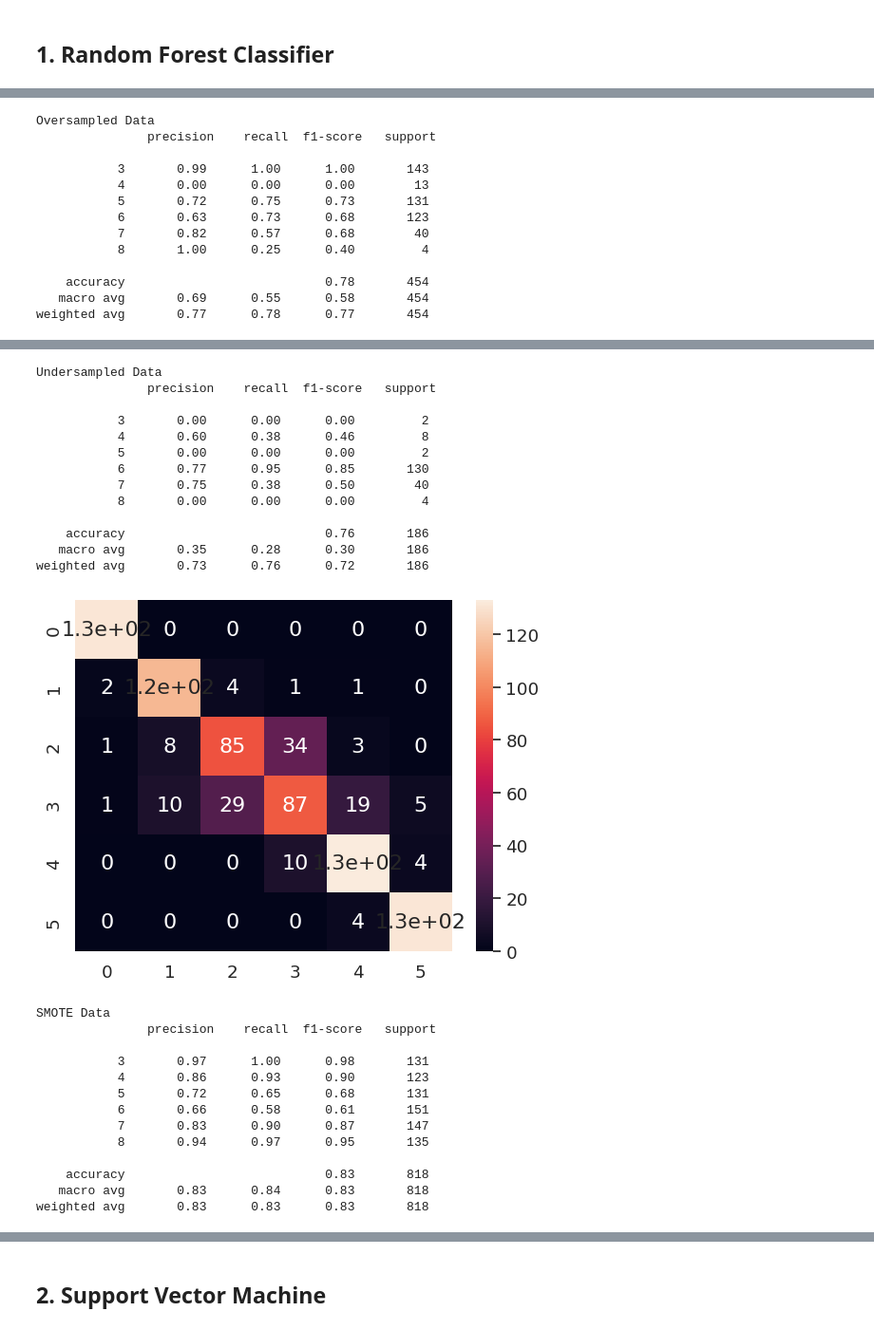
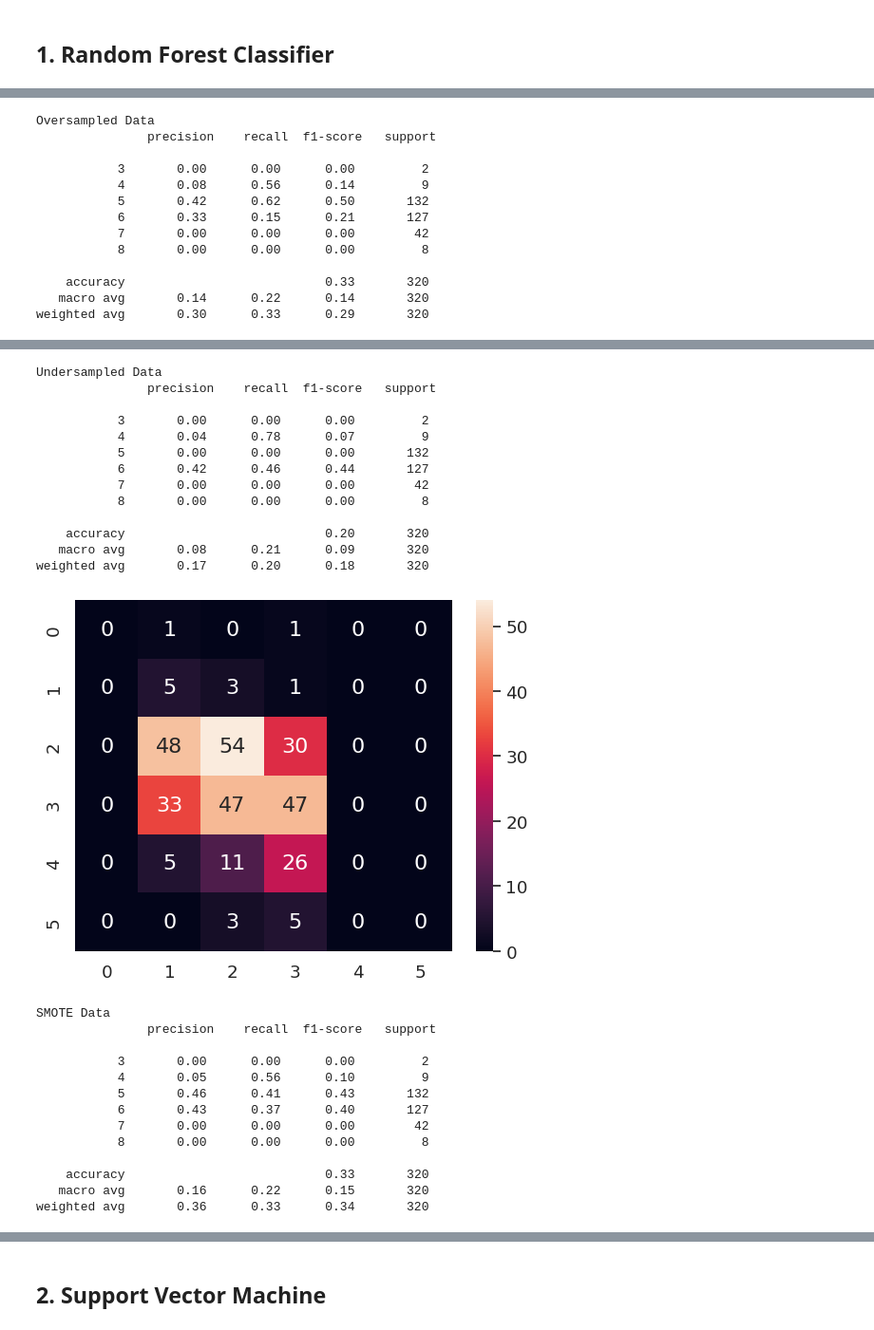
Before and after one commit to bendjko/ESE-417-Final-Project, a Jupyter notebook: FinalProject.ipynb, the cells around one changed output, grey strips where cells are left out. Shown at 95% size. Saved outputs shown, nothing was run; the diff lists cells and outputs as text; code cells hidden in the pictures.

```diff
--- a/FinalProject.ipynb
+++ b/FinalProject.ipynb
@@ -252,3 +252,8 @@ dfImpute = pd.DataFrame(
                         columns=['fixed acidity', 'volatile acidity', 'citric acid', 'residual sugar','free sulfur dioxide', 'total sulfur dioxide', 'sulphates', 'alcohol', 'quality']
                         )
 dfImpute
+
+X_add = dfImpute.loc[:, 'fixed acidity':'alcohol']
+y_add = dfImpute['quality']
+X_impute = pd.concat([X, X_add])
+y_impute = pd.concat([y, y_add])
@@ -317,8 +283,8 @@ def clas_report(X_train, y_train, x_test, y_test, model, title):
 # %%
 wineRF = RandomForestClassifier()
 clas_report(X_train, y_train, X_test, y_test, wineRF, 'Regular Data')
-clas_report(X_over_train, y_over_train, X_over_test, y_over_test, wineRF, 'Oversampled Data')
-clas_report(X_under_train, y_under_train, X_under_test, y_under_test, wineRF, 'Undersampled Data')
-clas_report(X_smote_train, y_smote_train, X_smote_test, y_smote_test, wineRF, 'SMOTE Data')
-clas_report(X_impute_train, y_impute_train, X_impute_test, y_impute_test, wineRF, 'Imputed Data')
+clas_report(X_over, y_over, X_test, y_test, wineRF, 'Oversampled Data')
+clas_report(X_under, y_under, X_test, y_test, wineRF, 'Undersampled Data')
+clas_report(X_smote, y_smote, X_test, y_test, wineRF, 'SMOTE Data')
+clas_report(X_impute, y_impute, X_test, y_test, wineRF, 'Imputed Data')
 # %% [output]
@@ -340,13 +306,13 @@ weighted avg       0.64      0.68      0.66       320
 Oversampled Data
                precision    recall  f1-score   support
 
-           3       0.99      1.00      1.00       143
-           4       0.00      0.00      0.00        13
-           5       0.72      0.75      0.73       131
-           6       0.63      0.73      0.68       123
-           7       0.82      0.57      0.68        40
-           8       1.00      0.25      0.40         4
+           3       0.00      0.00      0.00         2
+           4       0.08      0.56      0.14         9
+           5       0.42      0.62      0.50       132
+           6       0.33      0.15      0.21       127
+           7       0.00      0.00      0.00        42
+           8       0.00      0.00      0.00         8
 
-    accuracy                           0.78       454
-   macro avg       0.69      0.55      0.58       454
-weighted avg       0.77      0.78      0.77       454
+    accuracy                           0.33       320
+   macro avg       0.14      0.22      0.14       320
+weighted avg       0.30      0.33      0.29       320
@@ -354,27 +320,27 @@ weighted avg       0.77      0.78      0.77       454
 Undersampled Data
                precision    recall  f1-score   support
 
            3       0.00      0.00      0.00         2
-           4       0.60      0.38      0.46         8
-           5       0.00      0.00      0.00         2
-           6       0.77      0.95      0.85       130
-           7       0.75      0.38      0.50        40
-           8       0.00      0.00      0.00         4
+           4       0.04      0.78      0.07         9
+           5       0.00      0.00      0.00       132
+           6       0.42      0.46      0.44       127
+           7       0.00      0.00      0.00        42
+           8       0.00      0.00      0.00         8
 
-    accuracy                           0.76       186
-   macro avg       0.35      0.28      0.30       186
-weighted avg       0.73      0.76      0.72       186
+    accuracy                           0.20       320
+   macro avg       0.08      0.21      0.09       320
+weighted avg       0.17      0.20      0.18       320
-[figure, old version]
+[figure, new version]
 SMOTE Data
                precision    recall  f1-score   support
 
-           3       0.97      1.00      0.98       131
-           4       0.86      0.93      0.90       123
-           5       0.72      0.65      0.68       131
-           6       0.66      0.58      0.61       151
-           7       0.83      0.90      0.87       147
-           8       0.94      0.97      0.95       135
+           3       0.00      0.00      0.00         2
+           4       0.05      0.56      0.10         9
+           5       0.46      0.41      0.43       132
+           6       0.43      0.37      0.40       127
+           7       0.00      0.00      0.00        42
+           8       0.00      0.00      0.00         8
 
-    accuracy                           0.83       818
-   macro avg       0.83      0.84      0.83       818
-weighted avg       0.83      0.83      0.83       818
+    accuracy                           0.33       320
+   macro avg       0.16      0.22      0.15       320
+weighted avg       0.36      0.33      0.34       320
```
Also changed, not shown: parts of 19 cells of this notebook.
